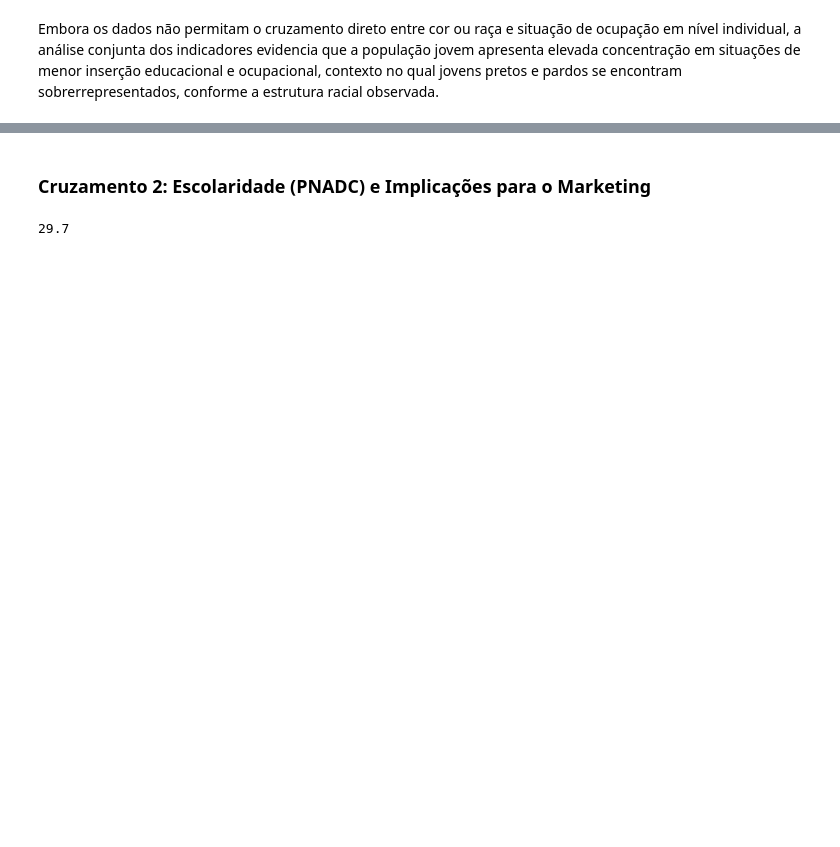
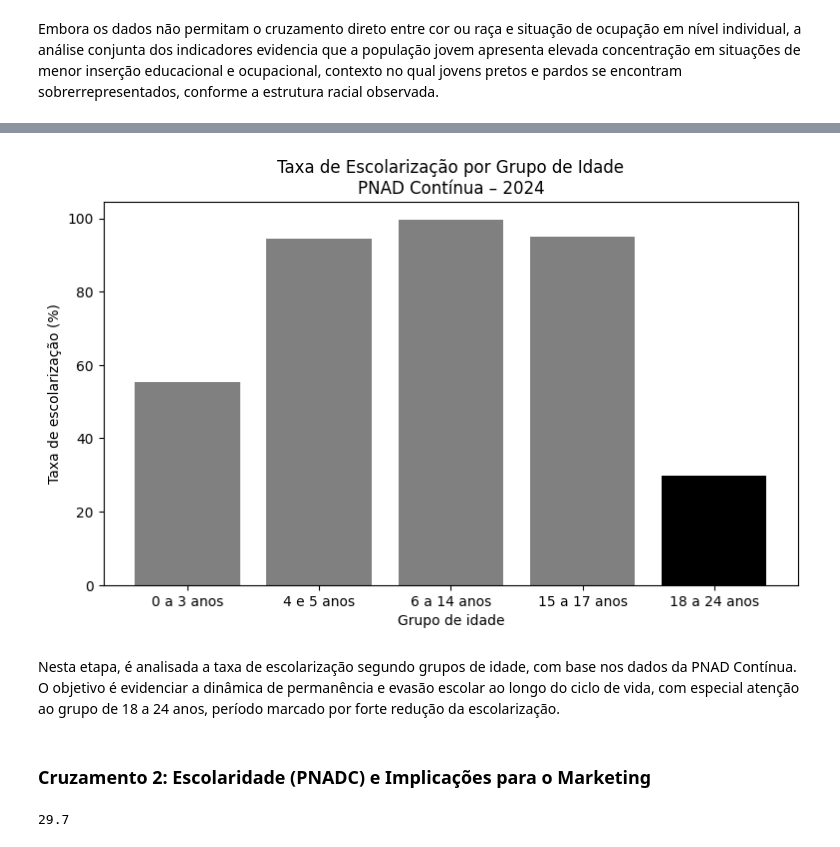
Before and after one commit to MArcoAEAandrade/ic-inclusao-financeira, a Jupyter notebook: 02_cruzamentos_.ipynb, the cells around one changed output, grey strips where cells are left out. Drawn from its saved outputs; the diff is of its cells as text; code cells hidden in the pictures; blank space fills up the shorter version.

```diff
--- a/02_cruzamentos_.ipynb
+++ b/02_cruzamentos_.ipynb
@@ -108,0 +139,41 @@ Embora os dados não permitam o cruzamento direto entre cor ou raça e situaçã
+# %%
+df_escolarizacao_idade = df_pnadc.loc[
+    df_pnadc['Nível'].isin([
+        '7.2.1.1',  # 0 a 3 anos
+        '7.2.1.2',  # 4 a 5 anos
+        '7.2.1.3',  # 6 a 14 anos
+        '7.2.1.4',  # 15 a 17 anos
+        '7.2.1.5'   # 18 a 24 anos
+    ]),
+    ['Indicador', '2024']
+].copy()
+
+df_escolarizacao_idade.rename(
+    columns={'Indicador': 'Grupo de idade'},
+    inplace=True
+)
+# %%
+plt.figure(figsize=(9, 5))
+
+# Criar lista de cores, destacando o grupo 18–24 anos
+cores = [
+    'gray' if idade != '18 a 24 anos' else 'black'
+    for idade in df_escolarizacao_idade['Grupo de idade']
+]
+
+plt.bar(
+    df_escolarizacao_idade['Grupo de idade'],
+    df_escolarizacao_idade['2024'],
+    color=cores
+)
+
+plt.title('Taxa de Escolarização por Grupo de Idade\nPNAD Contínua – 2024')
+plt.xlabel('Grupo de idade')
+plt.ylabel('Taxa de escolarização (%)')
+
+plt.show()
+# %% [output]
+[figure, added]
+# %% [markdown]
+Nesta etapa, é analisada a taxa de escolarização segundo grupos de idade, com base nos dados da PNAD Contínua.
+O objetivo é evidenciar a dinâmica de permanência e evasão escolar ao longo do ciclo de vida, com especial atenção ao grupo de 18 a 24 anos, período marcado por forte redução da escolarização.
```
Also changed, not shown: parts of 37 cells of this notebook.
